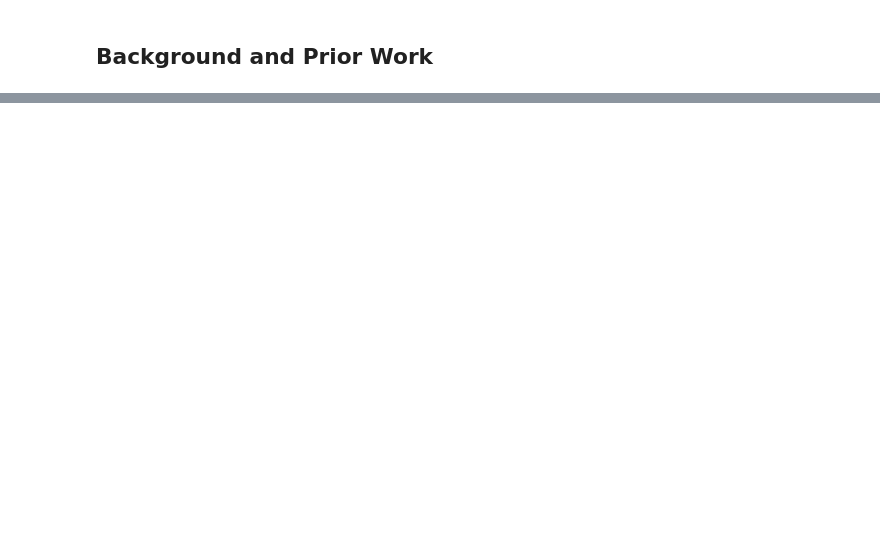
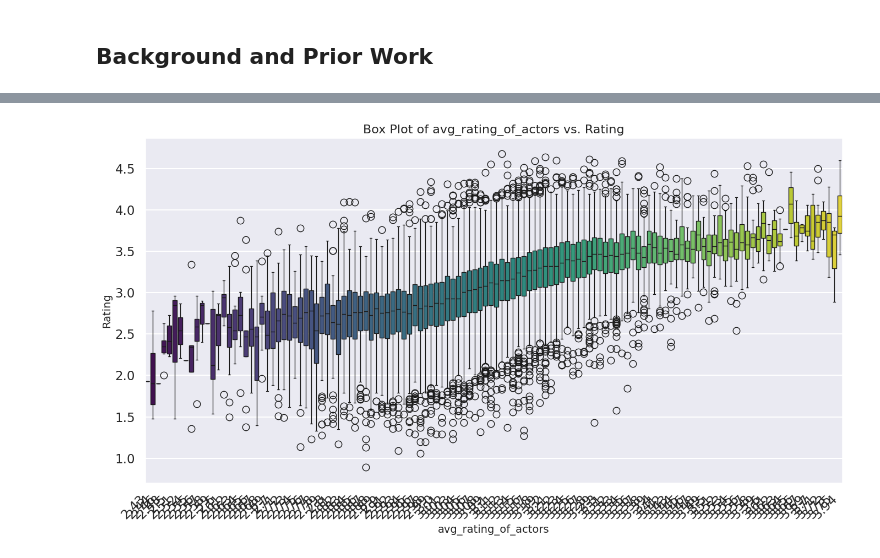
Before and after one commit to COGS108/Group080_WI24, a Jupyter notebook: DataCheckpoint_Group080_WI24.ipynb, the cells around one changed output, grey strips where cells are left out. Cells and saved outputs as stored; diff of their text form; code cells hidden in the pictures; blank space fills up the shorter version.

```diff
--- a/DataCheckpoint_Group080_WI24.ipynb
+++ b/DataCheckpoint_Group080_WI24.ipynb
@@ -149,0 +576,5 @@ If you think you will need any special resources or training outside what we hav
+# %%
+for index, row in average_ratings_df_filtered.iterrows():
+    actor_name = row['actor_name']
+    if actor_name in actor_ratings:
+        actor_ratings[actor_name]['average_rating'] = row['average_rating']
@@ -149,0 +583,28 @@ If you think you will need any special resources or training outside what we hav
+# %%
+df['avg_rating_of_actors'] = df['actors'].apply(lambda actors:
+    sum(actor_ratings[actor]['average_rating'] for actor in actors if actor_ratings[actor]['average_rating'] is not None) / len([actor for actor in actors if actor_ratings[actor]['average_rating'] is not None])
+    if isinstance(actors, list) and len(actors) > 0 else None
+)
+
+for index, row in df.iterrows():
+  # Extract the list of actors from the 'actors' column
+  actors_list_str = row['actors']
+  actors_list_arr = literal_eval(actors_list_str)
+  row['actors'] = actors_list_arr
+  # Extract the rating for the movie
+  rating = row['rating']
+  actor_num = 0
+  actor_rating = 0
+  # Check if the 'actors' column is a list
+  if isinstance(actors_list_arr, list):
+    for actor in actors_list_arr:
+      if 'average_rating' in actor_ratings[actor]:
+        actor_rating += actor_ratings[actor]['average_rating']
+        actor_num += 1
+      avg_rating = None
+      if actor_num > 0:
+        avg_rating = round(actor_rating / actor_num, 2)
+    df['avg_rating_of_actors'][index] = avg_rating
+
+df = df.dropna(subset=['avg_rating_of_actors', 'rating'])
+df.head()
@@ -149,0 +651,11 @@ If you think you will need any special resources or training outside what we hav
+# %%
+plt.figure(figsize=(14, 8))
+sns.boxplot(x='avg_rating_of_actors', y='rating', data=df, palette='viridis')
+plt.title('Box Plot of avg_rating_of_actors vs. Rating', fontsize=16)
+plt.xlabel('avg_rating_of_actors', fontsize=14)
+plt.ylabel('Rating', fontsize=14)
+plt.xticks(rotation=45, ha='right')
+plt.tight_layout()
+plt.show()
+# %% [output]
+[figure, added]
```
Also changed, not shown: parts of 100 cells of this notebook.
